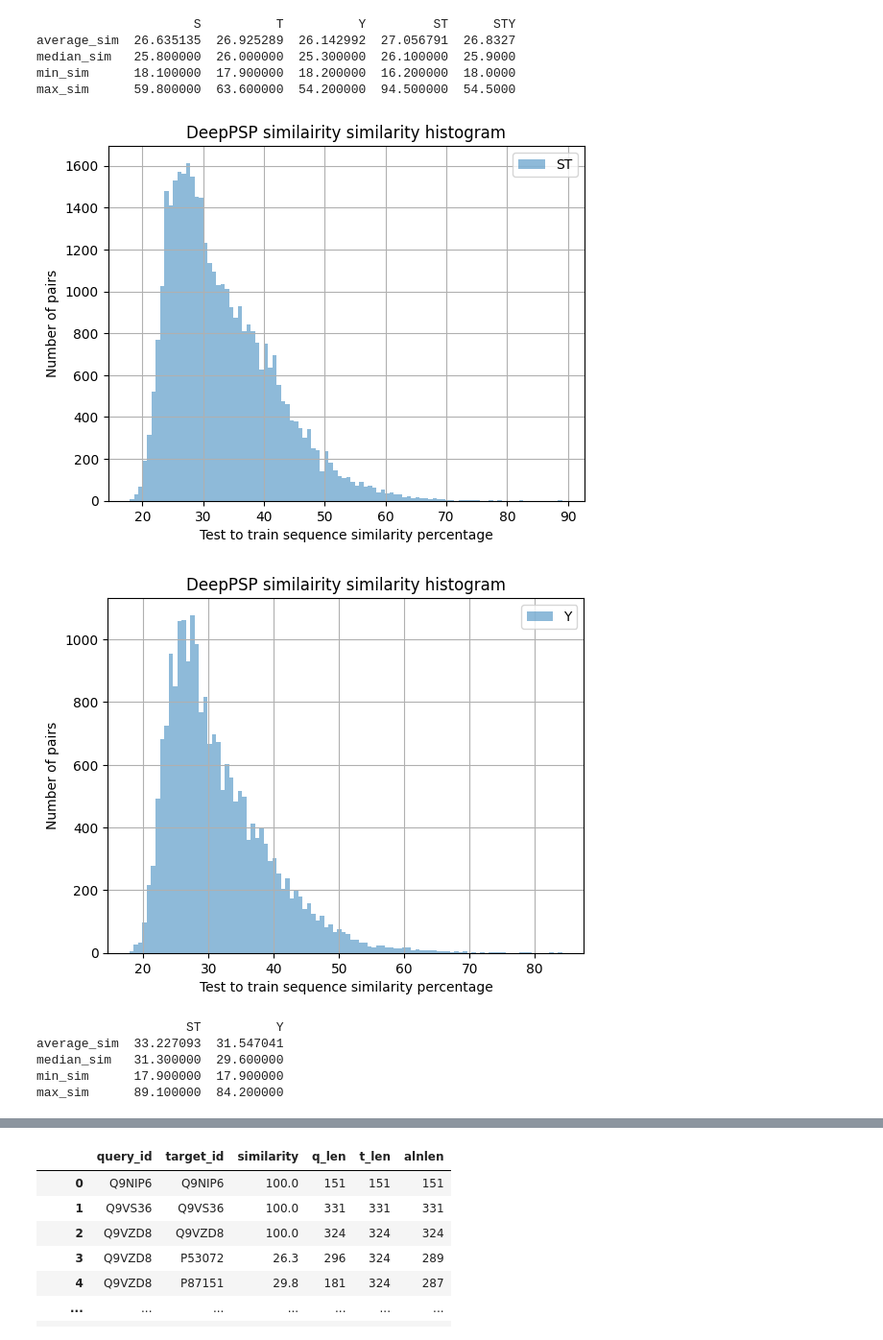
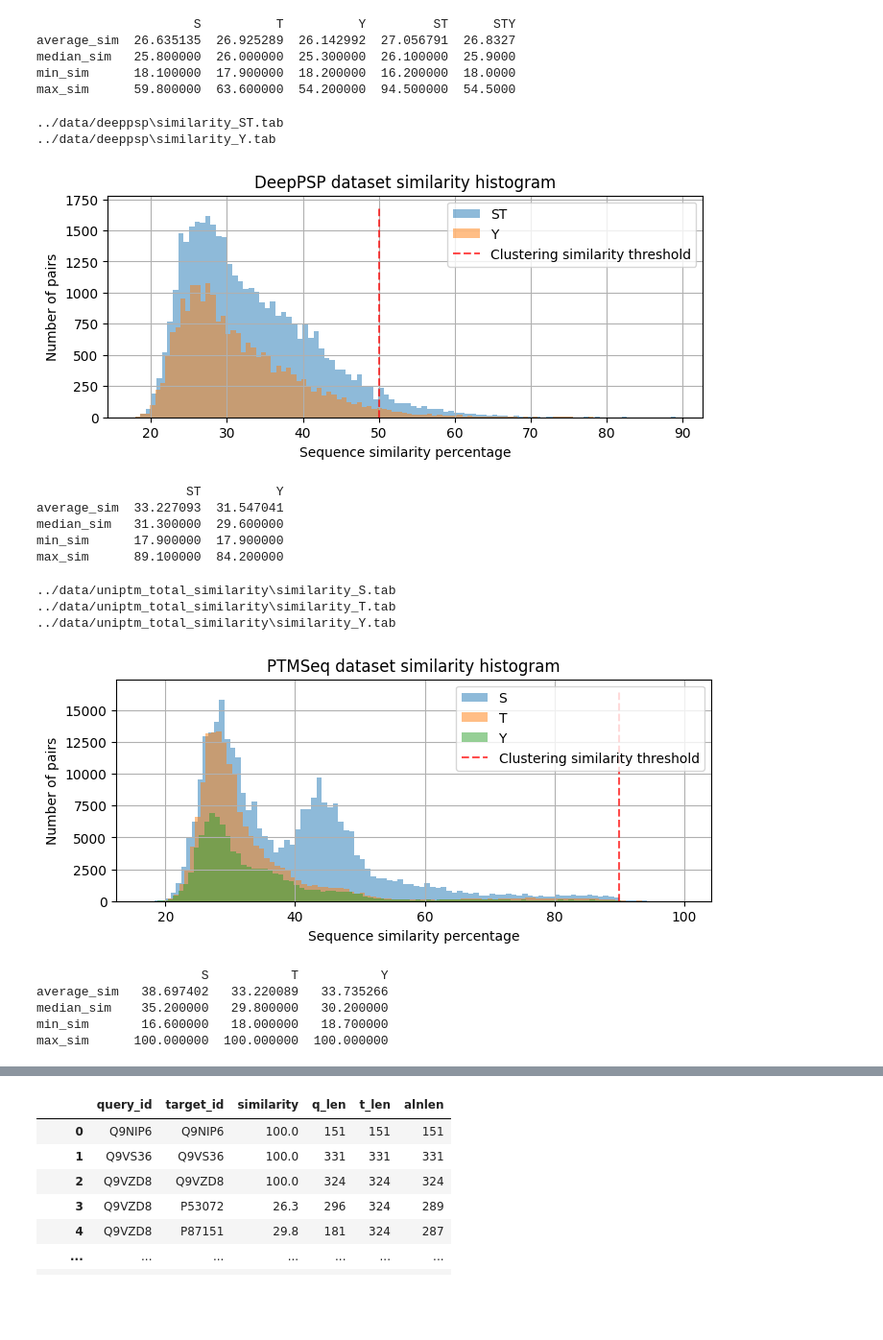
Before and after one commit to nexuso1/phossil, a Jupyter notebook: notebooks/similarity.ipynb, the cells around one changed output, grey strips where cells are left out. Shown at 96% size. Saved outputs shown, nothing was run; the diff lists cells and outputs as text; code cells hidden in the pictures; blank space fills up the shorter version.

Commit message:
similarity graphing update

```diff
--- a/notebooks/similarity.ipynb
+++ b/notebooks/similarity.ipynb
@@ -290,39 +290,53 @@ median_sim   25.800000  26.000000  25.300000  26.100000  25.9000
 min_sim      18.100000  17.900000  18.200000  16.200000  18.0000
 max_sim      59.800000  63.600000  54.200000  94.500000  54.5000
 # %%
-def plot_similarity_results_general(residues, title, root_dir):
+import glob
+
+def plot_similarity_results_general(residues, title, root_dir, expected_similarity):
     out = {}
+    fig, ax = plt.subplots()
+    fig.set_size_inches(8, 3)
     for res in residues:
-        for path in glob.glob(f'{root_dir}\\**\\similarity*{res}*.tab', recursive=True):
+        for path in glob.glob(f'{root_dir}\\*_{res}*.tab'):
+            print(path)
             data = pd.read_csv(path, names=['query_id', 'target_id', 'similarity', 'alnlen', 'qlen', 'tlen'], sep="\t")
             filtered = data[data['query_id'] != data['target_id']]
-            # hist,_  = np.histogram(filtered['similarity'], bins=100)
-            # hist = hist / np.sum(hist)
-            # hist = np.cumsum(hist)
-            # print(1 - hist[79])
-            # plt.bar(np.arange(100)/100, hist, width=0.01)
-            # plt.show()
             out[res] = {}
             out[res]['average_sim'] = np.average(filtered['similarity'])
             out[res]['median_sim'] = np.median(filtered['similarity'])
             out[res]['min_sim'] = np.min(filtered['similarity'])
             out[res]['max_sim'] = np.max(filtered['similarity'])
 
-            filtered['similarity'].hist(bins=100, label=f'{res}', alpha=0.5)
-        plt.title(f'{title} similarity histogram')
-        plt.xlabel('Test to train sequence similarity percentage')
-        plt.ylabel('Number of pairs')
-        plt.legend()
-        plt.show()
+            filtered['similarity'].hist(bins=100, label=f'{res}', alpha=0.5, ax=ax)
+            break
+    ax.vlines(x=expected_similarity, colors='r', ymin=0, ymax=ax.get_ylim()[1], label='Clustering similarity threshold', linestyles='dashed', alpha=0.7)
+    ax.set_title(f'{title} similarity histogram')
+    ax.set_xlabel('Sequence similarity percentage')
+    ax.set_ylabel('Number of pairs')
+    plt.legend()
+    plt.show()
 
     print(pd.DataFrame.from_dict(out))
 # %%
-plot_similarity_results_general(['ST', 'Y'], 'DeepPSP similairity', '../data/deeppsp')
+plot_similarity_results_general(['ST', 'Y'], 'DeepPSP dataset', '../data/deeppsp', 50)
 # %% [output]
+../data/deeppsp\similarity_ST.tab
+../data/deeppsp\similarity_Y.tab
-[figure, old version]
+[figure, new version]
-[figure, removed]
-                    ST          Y
-average_sim  33.227093  31.547041
-median_sim   31.300000  29.600000
-min_sim      17.900000  17.900000
-max_sim      89.100000  84.200000
+                    ST          Y
+average_sim  33.227093  31.547041
+median_sim   31.300000  29.600000
+min_sim      17.900000  17.900000
+max_sim      89.100000  84.200000
+# %%
+plot_similarity_results_general(['S','T', 'Y'], 'PTMSeq dataset', '../data/uniptm_total_similarity', 90)
+# %% [output]
+../data/uniptm_total_similarity\similarity_S.tab
+../data/uniptm_total_similarity\similarity_T.tab
+../data/uniptm_total_similarity\similarity_Y.tab
+[figure, added]
+                      S           T           Y
+average_sim   38.697402   33.220089   33.735266
+median_sim    35.200000   29.800000   30.200000
+min_sim       16.600000   18.000000   18.700000
+max_sim      100.000000  100.000000  100.000000
```
Also changed, not shown: parts of 2 cells of this notebook.
